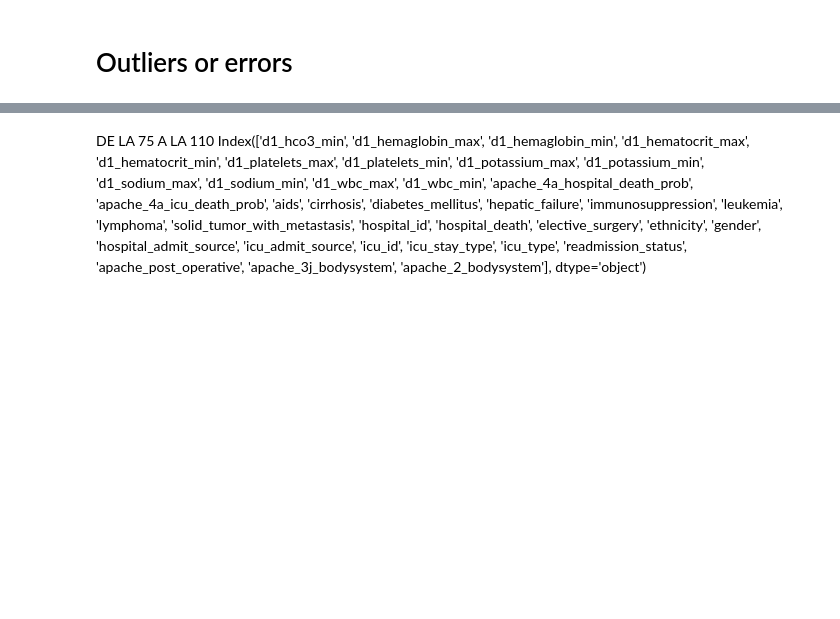
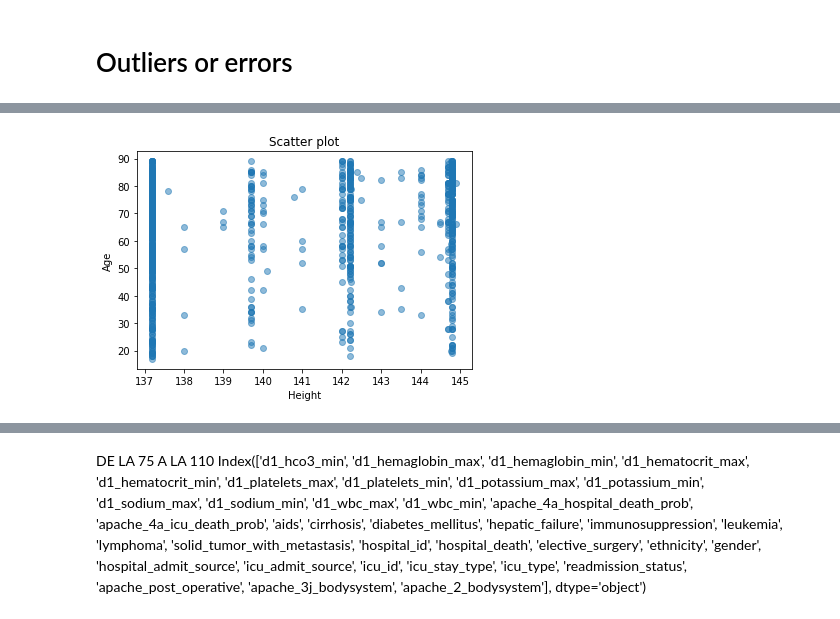
Before and after one commit to amsc101/ICU, a Jupyter notebook: ICU_Mortality_preprocessing.ipynb, the cells around one changed output, grey strips where cells are left out. Drawn from its saved outputs; the diff is of its cells as text; code cells hidden in the pictures; blank space fills up the shorter version.

```diff
--- a/ICU_Mortality_preprocessing.ipynb
+++ b/ICU_Mortality_preprocessing.ipynb
@@ -101,0 +128,13 @@ See the caveats in the documentation: https://pandas.pydata.org/pandas-docs/stab
+# %%
+bajitos=data[data.height<145]
+# %%
+y = bajitos.age
+x = bajitos.height
+# %%
+plt.scatter(x, y, alpha=0.5)
+plt.title('Scatter plot')
+plt.xlabel('Height')
+plt.ylabel('Age')
+plt.show()
+# %% [output]
+[figure, added]
```
Also changed, not shown: parts of 52 cells of this notebook.
